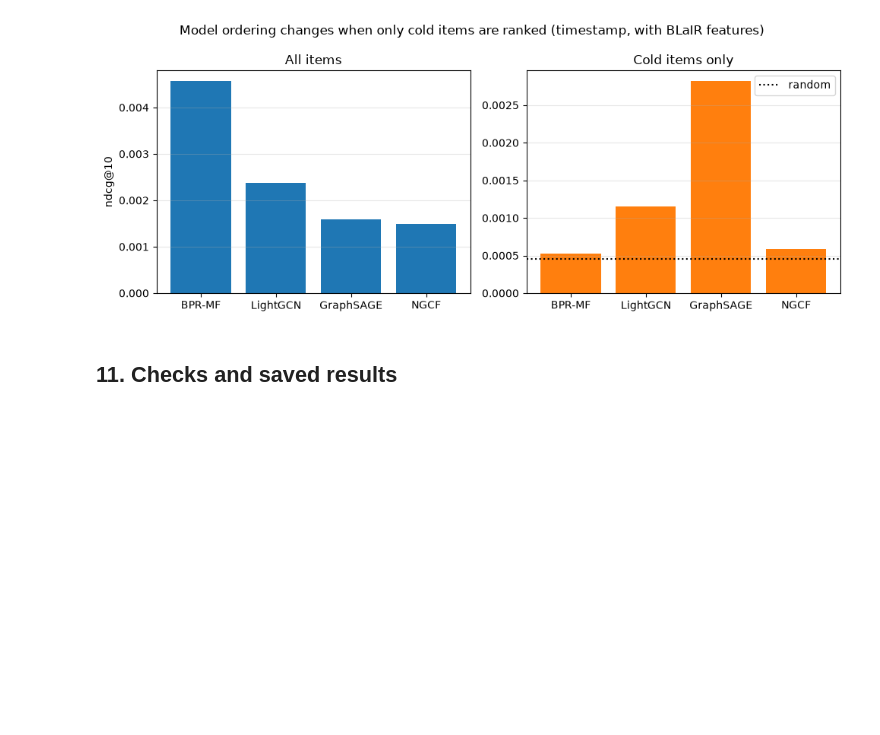
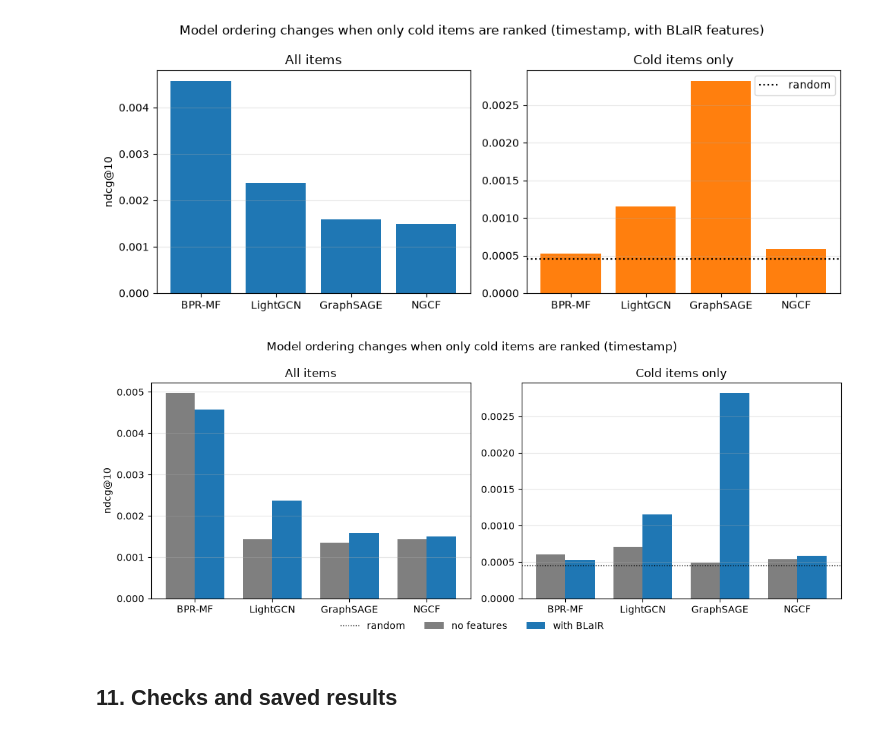
Before and after one commit to ErjonXhani/gnn-recommender-dissertation, a Jupyter notebook: notebooks/11_metadata_and_cold_start.ipynb, the cells around one changed output. Drawn from its saved outputs; the diff is of its cells as text; code cells hidden in the pictures; blank space fills up the shorter version.

```diff
--- a/notebooks/11_metadata_and_cold_start.ipynb
+++ b/notebooks/11_metadata_and_cold_start.ipynb
@@ -1524,6 +1753,39 @@ fig.savefig(FIGURES_DIR / "11_cold_start_inversion.png", dpi=200)
 plt.show()
 # %% [output]
 [figure]
+# %%
+# Model ordering under full-catalogue and cold-only evaluation, both arms.
+# Reads results/11_cold_start.csv and 11_cold_start_restricted.csv
+allc = pd.read_csv(RESULTS_DIR / "11_cold_start.csv").set_index(["model", "encoder"])
+res = pd.read_csv(RESULTS_DIR / "11_cold_start_restricted.csv").set_index(["model", "encoder"])
+rnd = res.loc[("random", "-"), "ndcg@10"]
+
+models = ["BPR-MF", "LightGCN", "GraphSAGE", "NGCF"]
+x = np.arange(len(models))
+width = 0.38
+
+fig, axes = plt.subplots(1, 2, figsize=(11, 4.2))
+for ax, src, col, title in [(axes[0], allc, "all_ndcg@10", "All items"),
+                            (axes[1], res, "ndcg@10", "Cold items only")]:
+    ax.bar(x - width / 2, [src.loc[(m, "none"), col] for m in models], width,
+           color="tab:gray", label="no features")
+    ax.bar(x + width / 2, [src.loc[(m, "blair"), col] for m in models], width,
+           color="tab:blue", label="with BLaIR")
+    if title == "Cold items only":
+        ax.axhline(rnd, color="black", linestyle=":", linewidth=1, label="random")
+    ax.set(title=title, xticks=x, xticklabels=models)
+    ax.grid(alpha=0.3, axis="y")
+
+axes[0].set_ylabel("ndcg@10")
+handles, labels = axes[1].get_legend_handles_labels()
+fig.legend(handles, labels, loc="lower center", ncol=3, frameon=False,
+           bbox_to_anchor=(0.5, -0.05))
+fig.suptitle("Model ordering changes when only cold items are ranked (timestamp)")
+fig.tight_layout()
+fig.savefig(FIGURES_DIR / "11_cold_start_inversion.png", dpi=200, bbox_inches="tight")
+plt.show()
+# %% [output]
+[figure, added]
 # %% [markdown]
 ## 11. Checks and saved results
 # %%
```
Also changed, not shown: parts of 7 cells of this notebook, 3 other files.
